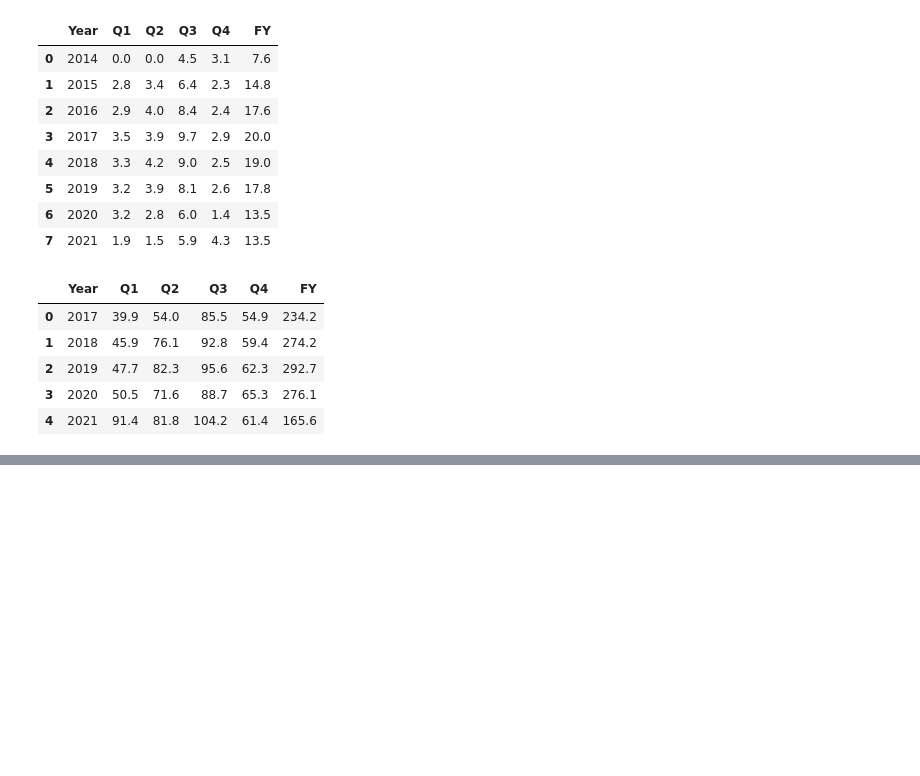
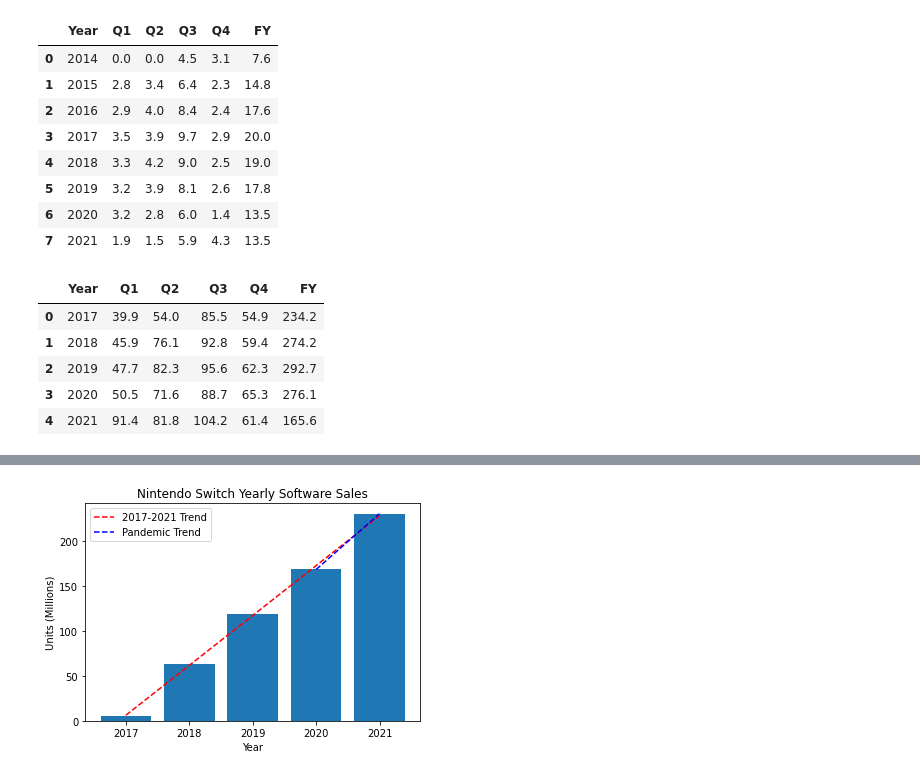
Before and after one commit to codenobacon4u/cmsc320-final-pandemic-gaming, a Jupyter notebook: FinalTutorial.ipynb, the cells around one changed output, grey strips where cells are left out. Cells and saved outputs as stored; diff of their text form; code cells hidden in the pictures; blank space fills up the shorter version.

```diff
--- a/FinalTutorial.ipynb
+++ b/FinalTutorial.ipynb
@@ -252,0 +306,22 @@ plt.show()
+# %%
+# Set x and y values
+x = sw_software['Year']
+y = sw_software['Total']
+# Plot hardware on bar graph
+plt.bar(x, y)
+# Create Trend line for Switch lifetime
+z = np.polyfit(x, y, 1)
+p = np.poly1d(z)
+plt.plot(x, p(x),"r--", label='2017-2021 Trend')
+# Create Trend line for during pandemic
+z = np.polyfit(x[3:], y[3:], 1)
+p = np.poly1d(z)
+plt.plot(x[3:], p(x[3:]),"b--", label='Pandemic Trend')
+
+plt.title('Nintendo Switch Yearly Software Sales')
+plt.legend()
+plt.xlabel('Year')
+plt.ylabel('Units (Millions)')
+plt.show()
+# %% [output]
+[figure, added]
```
Also changed, not shown: parts of 20 cells of this notebook.
